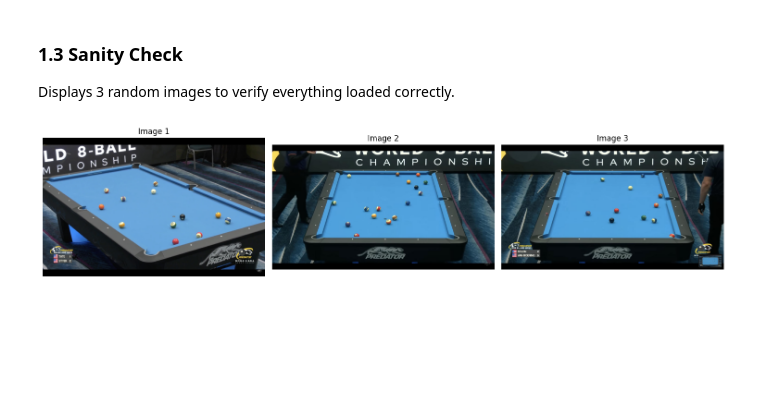
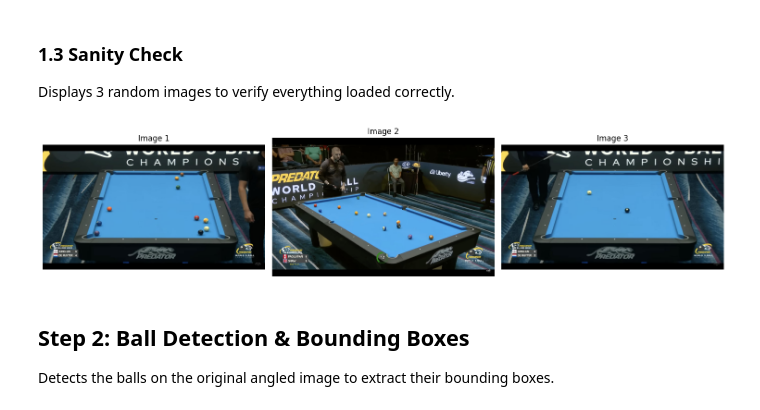
Before and after one commit to PedroMMarinho/FEUP-CV, a Jupyter notebook: proj/main.ipynb, the cells around one changed output. Saved outputs shown, nothing was run; the diff lists cells and outputs as text; code cells hidden in the pictures; blank space fills up the shorter version.

```diff
--- a/proj/main.ipynb
+++ b/proj/main.ipynb
@@ -16,6 +16,10 @@ import matplotlib.pyplot as plt
 ### 1.2 Data Ingestion
 Reads the JSON input and loads images into a dictionary, converting them to RGB.
 # %%
+import json
+import cv2
+import os
+
 json_file = "input.json"
 loaded_images = {}
 
@@ -24,10 +28,13 @@ with open(json_file, 'r') as f:
 
 image_list = data.get("image_path", []) if isinstance(data, dict) else data
 
-for img_name in image_list:
-    img_bgr = cv2.imread(img_name)
+for full_path in image_list:
+    img_bgr = cv2.imread(full_path)
+
     if img_bgr is not None:
-        loaded_images[img_name] = cv2.cvtColor(img_bgr, cv2.COLOR_BGR2RGB)
+        clean_name = os.path.basename(full_path)
+
+        loaded_images[clean_name] = cv2.cvtColor(img_bgr, cv2.COLOR_BGR2RGB)
 
 print(f"Loaded {len(loaded_images)} images.")
 # %% [output]
@@ -36,19 +43,21 @@ Loaded 50 images.
 ### 1.3 Sanity Check
 Displays 3 random images to verify everything loaded correctly.
 # %%
-if len(loaded_images) >= 3:
-    random_keys = random.sample(list(loaded_images.keys()), 3)
-    fig, axes = plt.subplots(1, 3, figsize=(15, 5))
-    i = 1
-    for ax, key in zip(axes, random_keys):
-        ax.imshow(loaded_images[key])
-        ax.set_title(f"Image {i}", color='black')
-        ax.axis('off')
-        i += 1
+image_paths = list(loaded_images.keys())
 
-    plt.tight_layout()
-    plt.show()
-else:
-    print("Not enough images to display 3.")
+first_three_images = image_paths[:3]
+fig, axes = plt.subplots(1, 3, figsize=(15, 5))
+i = 1
+for ax, key in zip(axes, first_three_images):
+    ax.imshow(loaded_images[key])
+    ax.set_title(f"Image {i}", color='black')
+    ax.axis('off')
+    i += 1
+
+plt.tight_layout()
+plt.show()
 # %% [output]
-[figure, old version]
+[figure, new version]
+# %% [markdown]
+## Step 2: Ball Detection & Bounding Boxes
+Detects the balls on the original angled image to extract their bounding boxes.
```
Also changed, not shown: 3 other files.
